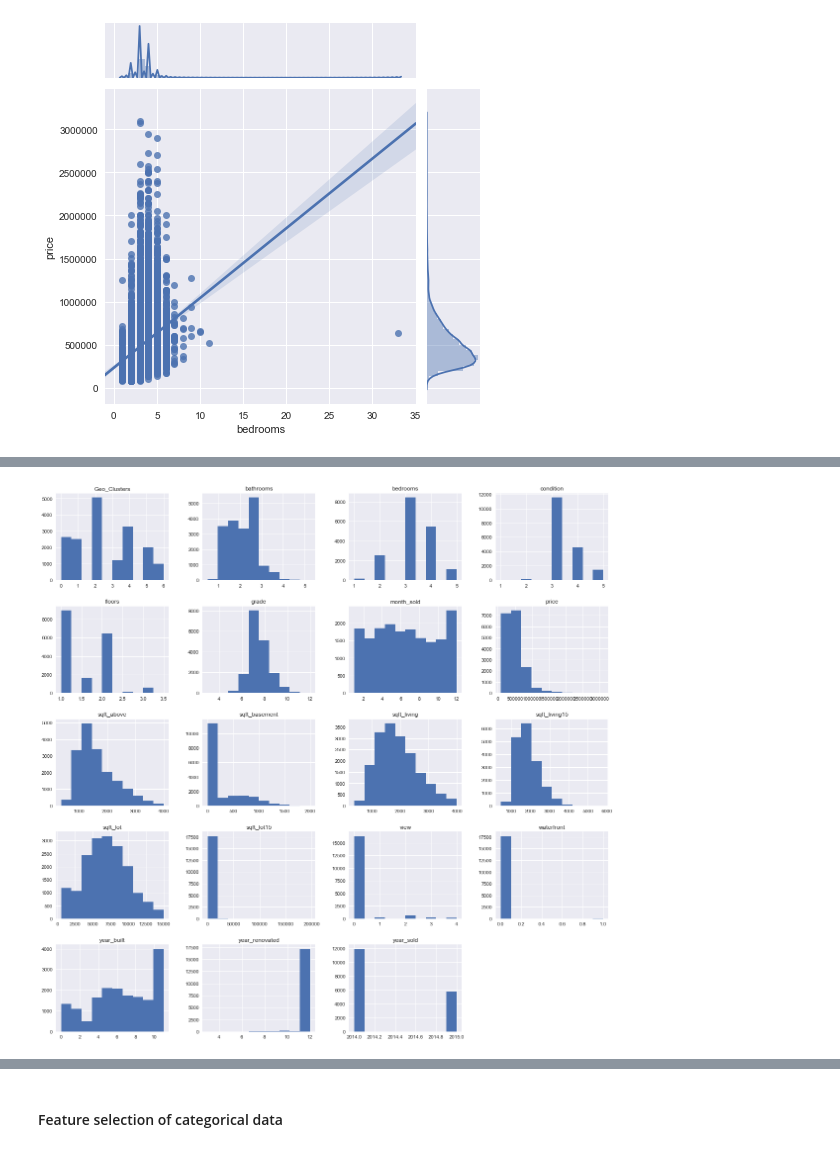
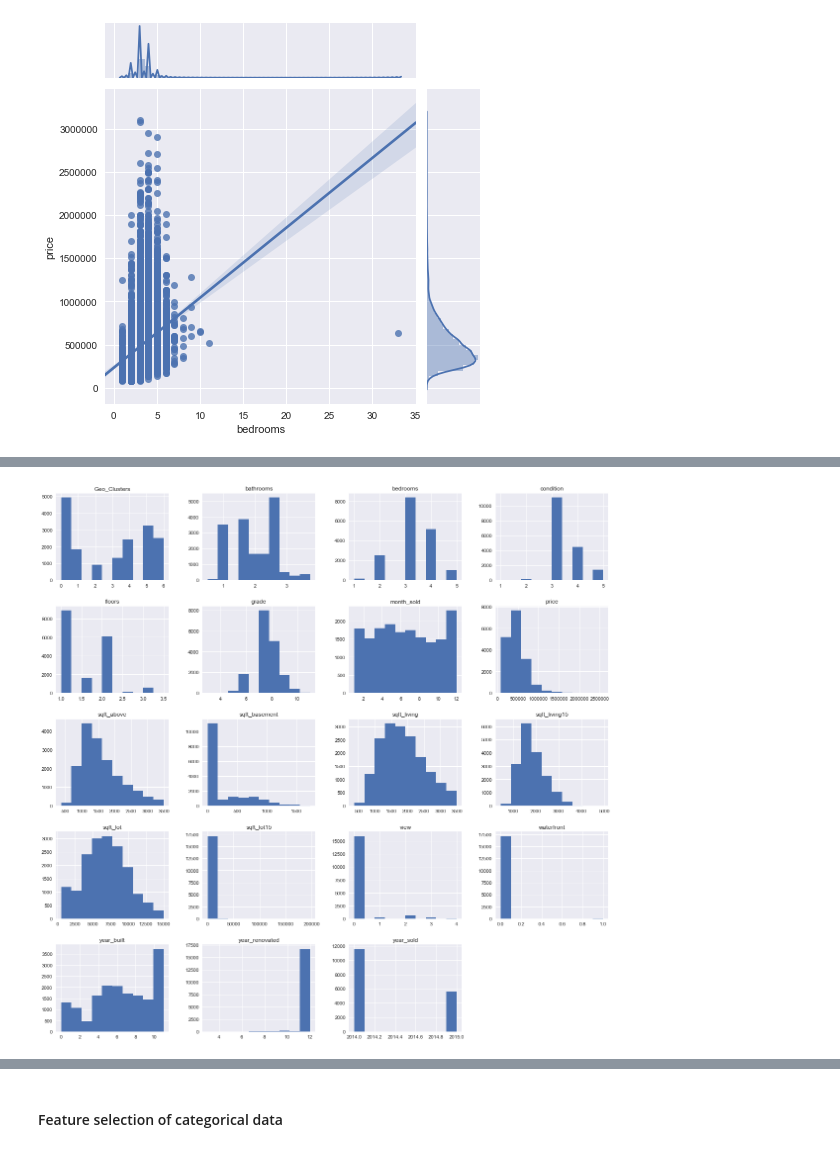
Before and after one commit to carlyf15/Housing_Predictions_for_House_Flippers, a Jupyter notebook: EDA.ipynb, the cells around one changed output, grey strips where cells are left out. Cells and saved outputs as stored; diff of their text form; code cells hidden in the pictures.

```diff
--- a/EDA.ipynb
+++ b/EDA.ipynb
@@ -83,9 +90,9 @@ sns.jointplot('sqft_lot','price', data=df_filtered, kind='reg');
 # %%
 #let's cut it off at 15,000
-df_filtered = df[(df['sqft_living']<4000) & (df['bedrooms']<6) & (df['bathrooms']<6) & (df['sqft_lot'] <15000)]
+df_filtered = df[(df['sqft_living']<3500) & (df['bedrooms']<6) & (df['bathrooms']<4) & (df['sqft_lot'] <15000)]
 df_filtered.hist(figsize=[20,20]);
 # %% [output]
-[figure, old version]
+[figure, new version]
 # %%
 #Once more
 sns.jointplot('sqft_lot15','price', data=df_filtered, kind='reg');
```
Also changed, not shown: parts of 54 cells of this notebook, 6 other files.
